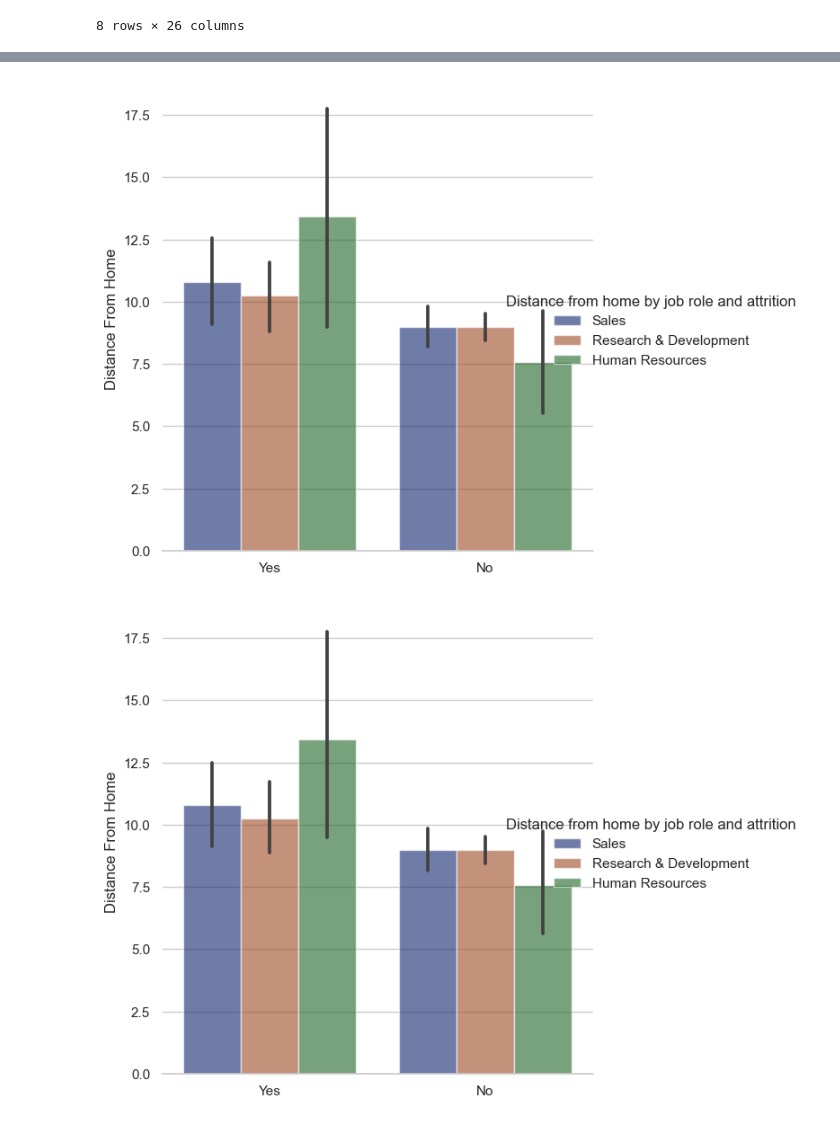
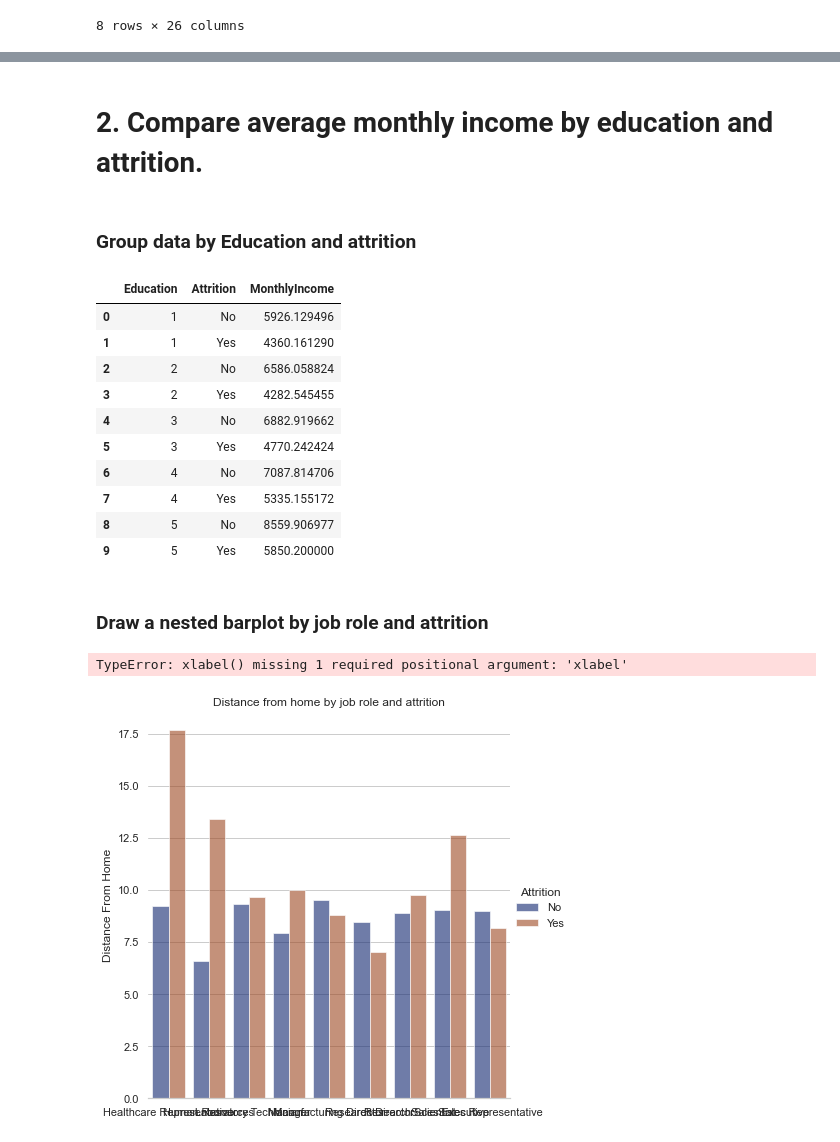
Before and after one commit to gathungugabriel/ADS-Assignment-2-3, a Jupyter notebook: Untitled.ipynb, the cells around one changed output, grey strips where cells are left out. Saved outputs shown, nothing was run; the diff lists cells and outputs as text; code cells hidden in the pictures.

```diff
--- a/Untitled.ipynb
+++ b/Untitled.ipynb
@@ -83,0 +102,2 @@ data.sample(100)
+# %%
+grouped_data =  data.groupby(['JobRole','Attrition'])
@@ -83,0 +106,3 @@ data.sample(100)
+# %%
+avg_distance = grouped_data['DistanceFromHome'].mean().reset_index()
+avg_distance
@@ -83,0 +127,4 @@ data.sample(100)
+# %% [markdown]
+# 2. Compare average monthly income by education and attrition.
+# %% [markdown]
+### Group data by Education and attrition
@@ -84,18 +133,36 @@ data.sample(100)
+# %%
+avg_mi = grouped_educattrition['MonthlyIncome'].mean().reset_index()
+avg_mi
+# %% [output]
+|  | Education | Attrition | MonthlyIncome |
+| 0 | 1 | No | 5926.129496 |
+| 1 | 1 | Yes | 4360.161290 |
+| 2 | 2 | No | 6586.058824 |
+| 3 | 2 | Yes | 4282.545455 |
+| 4 | 3 | No | 6882.919662 |
+| 5 | 3 | Yes | 4770.242424 |
+| 6 | 4 | No | 7087.814706 |
+| 7 | 4 | Yes | 5335.155172 |
+| 8 | 5 | No | 8559.906977 |
+| 9 | 5 | Yes | 5850.200000 |
+# %% [markdown]
+### Draw a nested barplot by job role and attrition
 # %%
 
 sns.set_theme(style="whitegrid")
 
 
-# Draw a nested barplot by job role and attrition
+
 fig = sns.catplot(
-    data=data, kind="bar",
-    x="Attrition", y="DistanceFromHome", hue="Department",
+    data=avg_distance, kind="bar",
+    x="JobRole", y='DistanceFromHome', hue="Attrition",
      palette="dark", alpha=.6, height=6
 )
 fig.despine(left=True)
 fig.set_axis_labels("", "Distance From Home")
-fig.legend.set_title("Distance from home by job role and attrition")
+plt.title("Distance from home by job role and attrition",loc="center")
+plt.xlabel(rotation=45)
 plt.show()
 # %% [output]
+TypeError: xlabel() missing 1 required positional argument: 'xlabel'
-[figure, old version]
+[figure, new version]
-[figure, removed]
```
Also changed, not shown: parts of 11 cells of this notebook.
